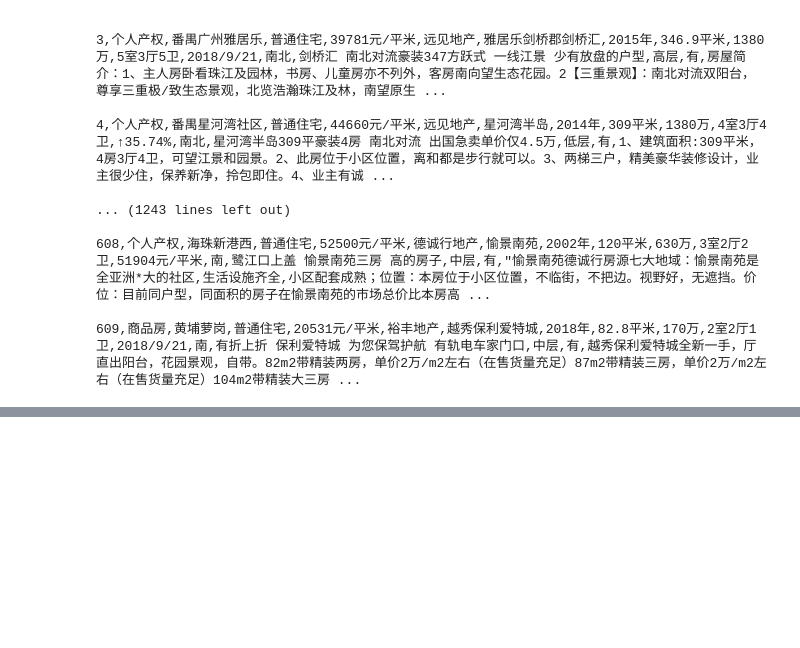
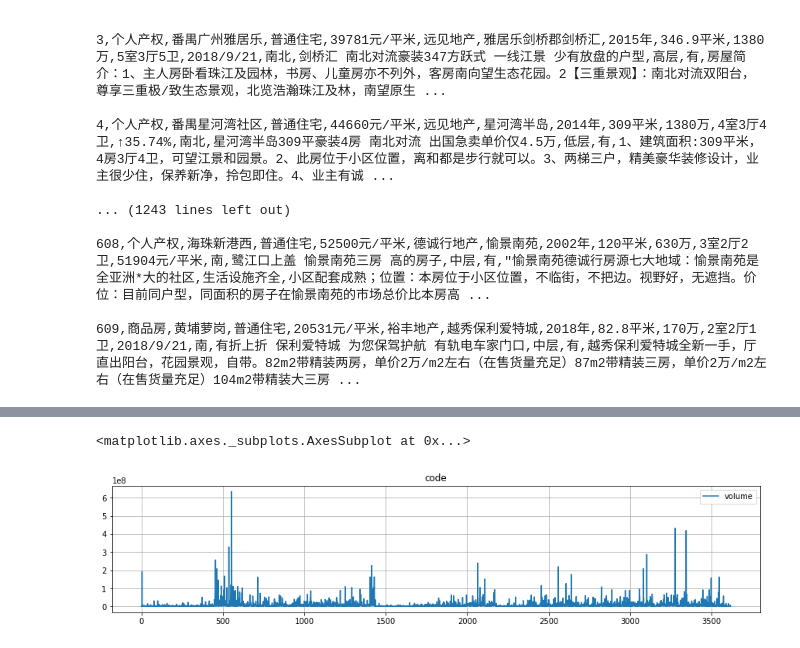
Before and after one commit to suainam/PythonAnalysis, a Jupyter notebook: Jupyter_notebook/Python与数据科学.ipynb, the cells around one changed output, grey strips where cells are left out. Drawn from its saved outputs; the diff is of its cells as text; code cells hidden in the pictures; blank space fills up the shorter version.

```diff
--- a/Jupyter_notebook/Python与数据科学.ipynb
+++ b/Jupyter_notebook/Python与数据科学.ipynb
@@ -725,0 +2005,6 @@ df.head()
+# %%
+dftd['volume'].plot(kind='line', figsize=[15,3], legend=True,
+                  title='code', grid=True)
+# %% [output]
+<matplotlib.axes._subplots.AxesSubplot at 0x...>
+[figure, added]
```
Also changed, not shown: parts of 177 cells of this notebook.
